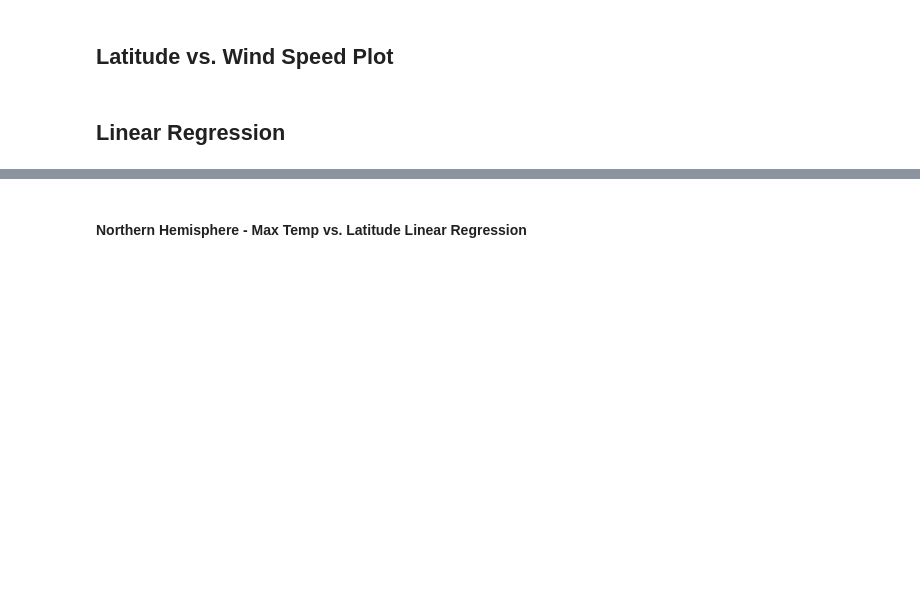
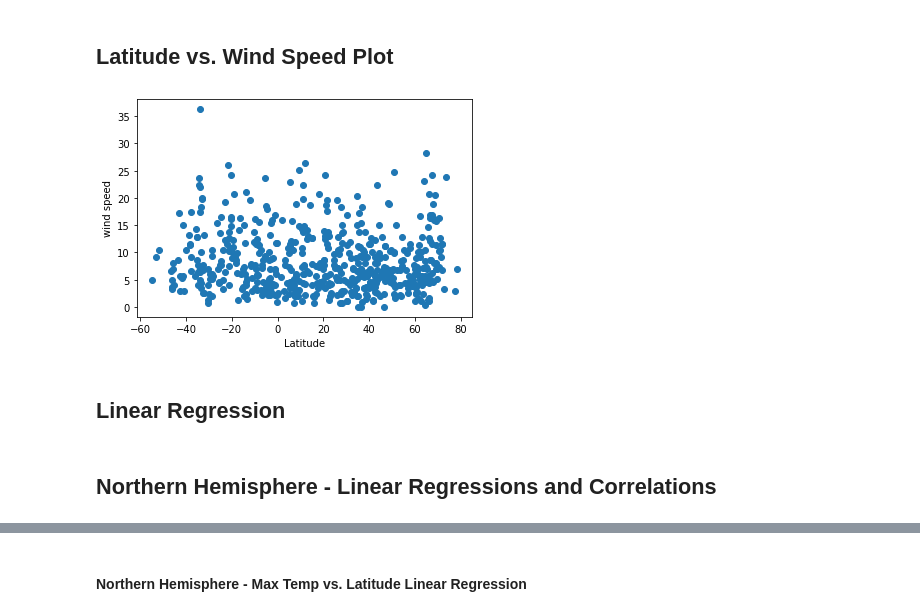
Before and after one commit to bsdutton/python-api-challenge, a Jupyter notebook: WeatherPy/WeatherPy-working.ipynb, the cells around one changed output, grey strips where cells are left out. Drawn from its saved outputs; the diff is of its cells as text; code cells hidden in the pictures; blank space fills up the shorter version.

```diff
--- a/WeatherPy/WeatherPy-working.ipynb
+++ b/WeatherPy/WeatherPy-working.ipynb
@@ -457,4 +487,13 @@ over_humid
 # %% [markdown]
 ## Latitude vs. Wind Speed Plot
+# %%
+x_values = city_weather2['latitude']
+y_values = city_weather2['wind speed']
+plt.scatter(x_values,y_values)
+plt.xlabel('Latitude')
+plt.ylabel('wind speed')
+plt.show()
+# %% [output]
+[figure, added]
 # %% [markdown]
 ## Linear Regression
@@ -460,0 +502,2 @@ over_humid
+# %% [markdown]
+##  Northern Hemisphere - Linear Regressions and Correlations
```
Also changed, not shown: parts of 57 cells of this notebook, 17 other files.
